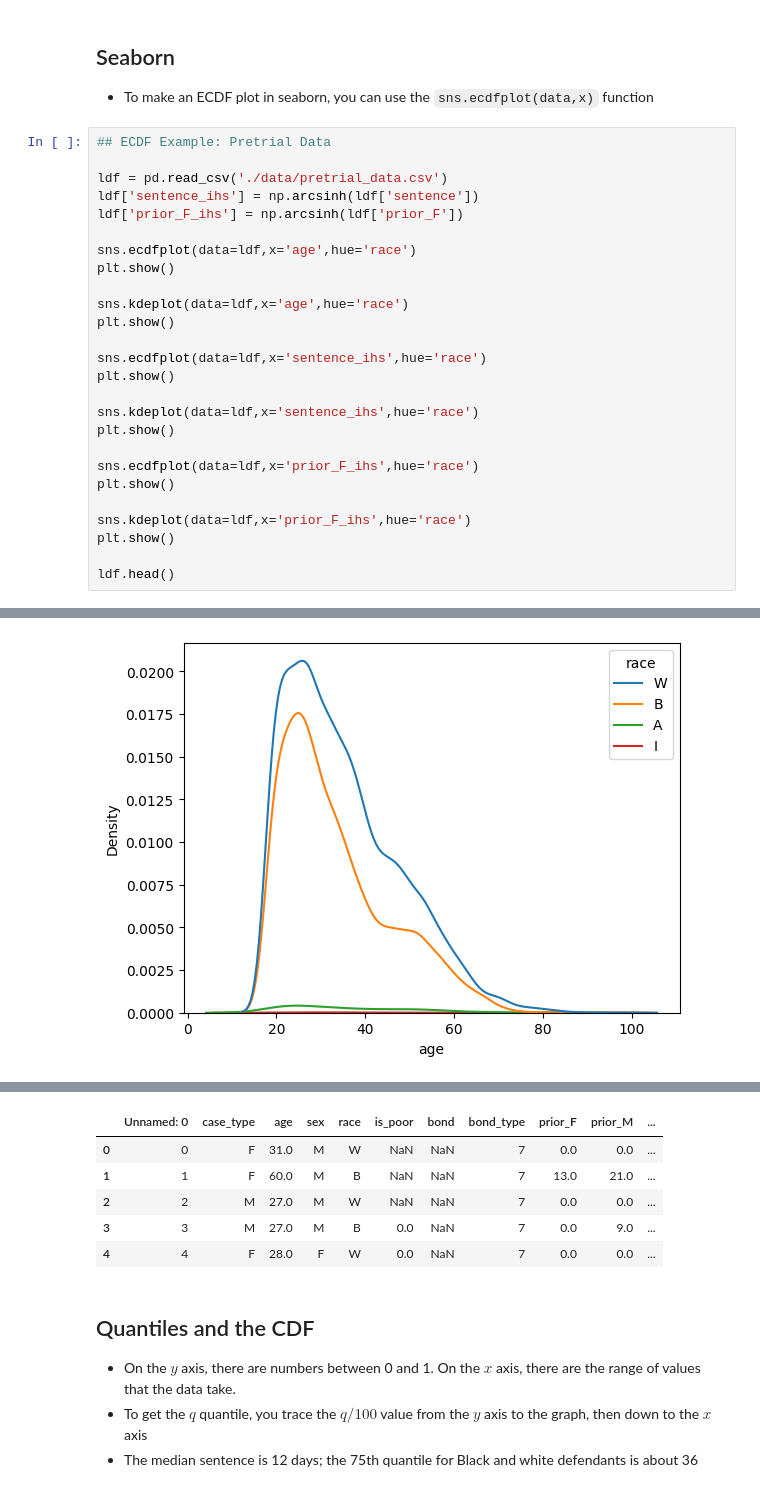
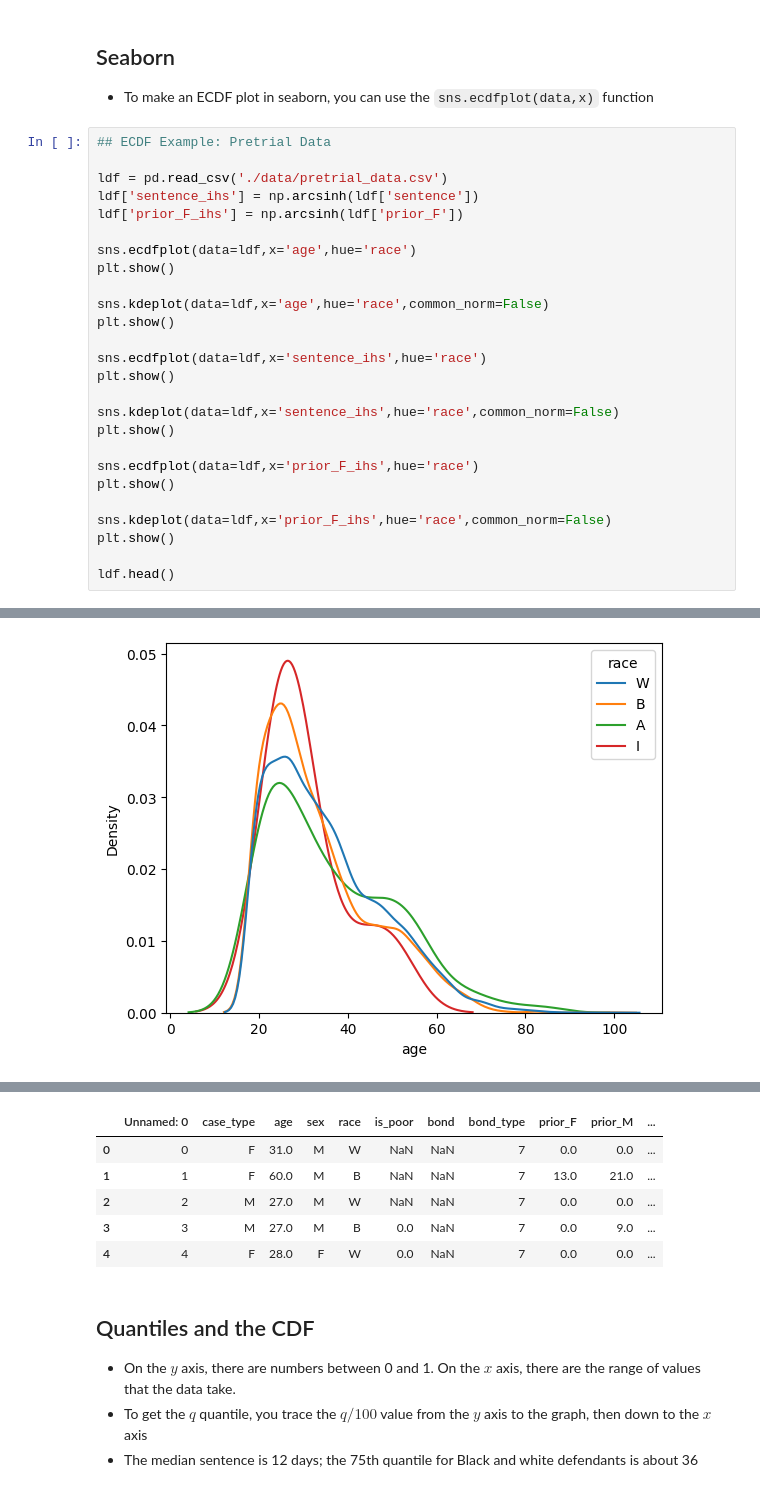
Before and after one commit to ds4e/the_bootstrap, a Jupyter notebook: bootstrap.ipynb, the cells around one changed output, grey strips where cells are left out. Drawn from its saved outputs; the diff is of its cells as text.

```diff
--- a/bootstrap.ipynb
+++ b/bootstrap.ipynb
@@ -165,30 +165,30 @@ plt.show()
 # %%
 ## ECDF Example: Pretrial Data
 
 ldf = pd.read_csv('./data/pretrial_data.csv')
 ldf['sentence_ihs'] = np.arcsinh(ldf['sentence'])
 ldf['prior_F_ihs'] = np.arcsinh(ldf['prior_F'])
 
 sns.ecdfplot(data=ldf,x='age',hue='race')
 plt.show()
 
-sns.kdeplot(data=ldf,x='age',hue='race')
+sns.kdeplot(data=ldf,x='age',hue='race',common_norm=False)
 plt.show()
 
 sns.ecdfplot(data=ldf,x='sentence_ihs',hue='race')
 plt.show()
 
-sns.kdeplot(data=ldf,x='sentence_ihs',hue='race')
+sns.kdeplot(data=ldf,x='sentence_ihs',hue='race',common_norm=False)
 plt.show()
 
 sns.ecdfplot(data=ldf,x='prior_F_ihs',hue='race')
 plt.show()
 
-sns.kdeplot(data=ldf,x='prior_F_ihs',hue='race')
+sns.kdeplot(data=ldf,x='prior_F_ihs',hue='race',common_norm=False)
 plt.show()
 
 ldf.head()
 # %% [output]
 [figure]
-[figure, old version]
+[figure, new version]
 [figure]
```
Also changed, not shown: parts of 50 cells of this notebook.
